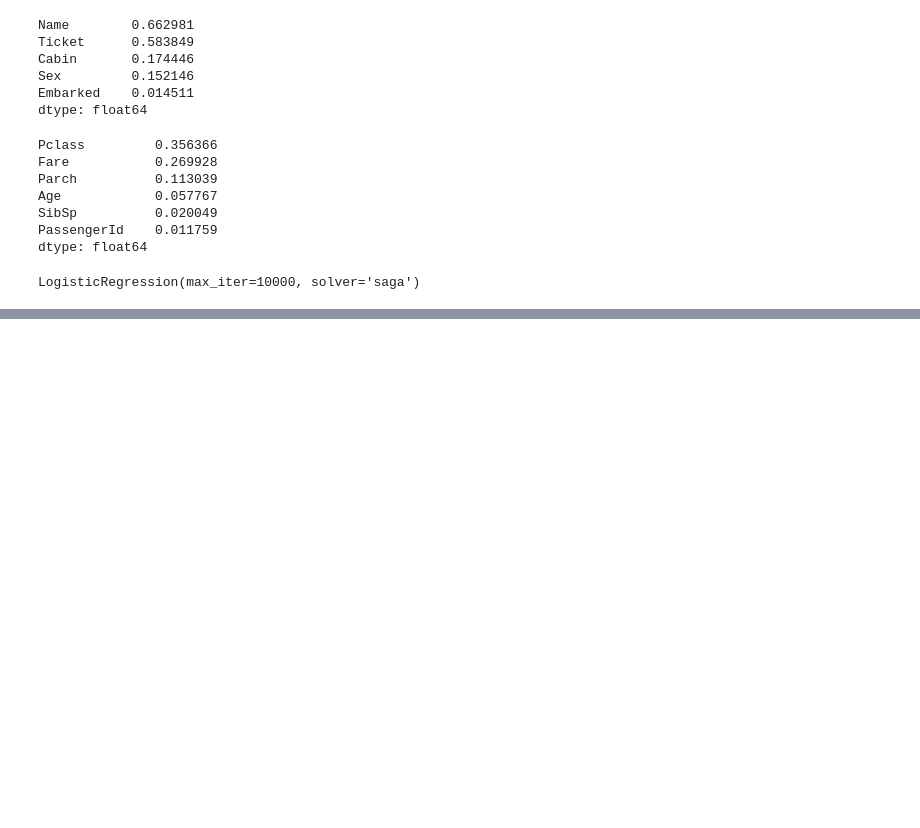
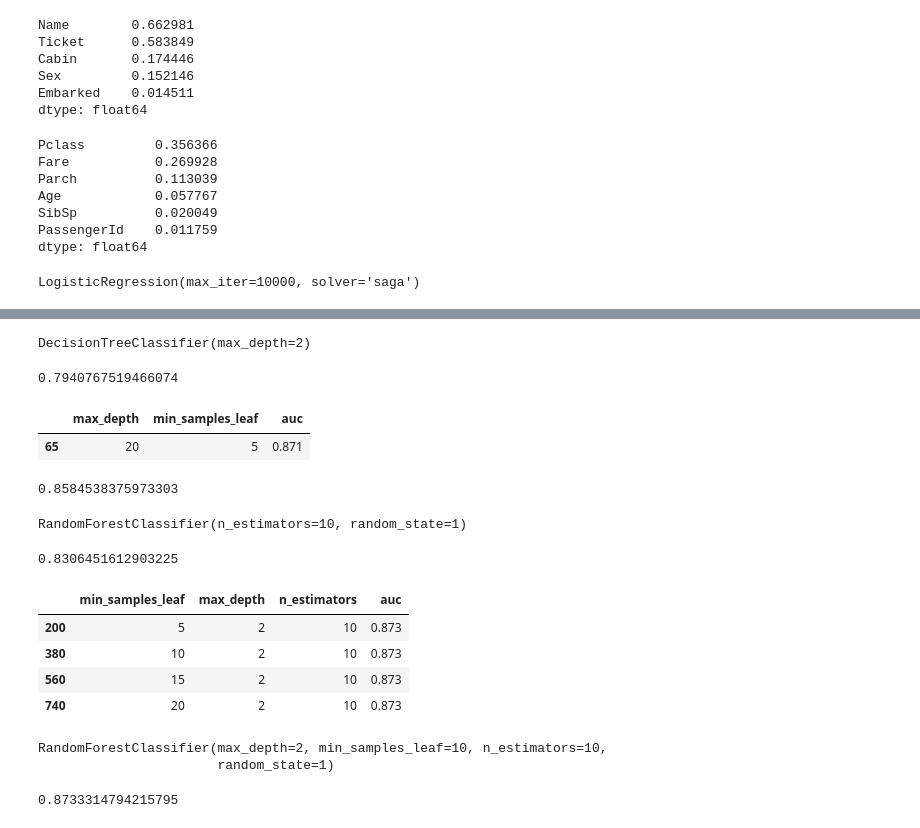
Before and after one commit to Salah-Ashraf-Hossam/ML-ZoomCamp-Mid-Project, a Jupyter notebook: notebook.ipynb, the cells around one changed output, grey strips where cells are left out. Drawn from its saved outputs; the diff is of its cells as text; code cells hidden in the pictures; blank space fills up the shorter version.

```diff
--- a/notebook.ipynb
+++ b/notebook.ipynb
@@ -206,0 +219,11 @@ y_pred = model1.predict_proba(X_val)[:, 1]
+# %%
+dt = DecisionTreeClassifier(max_depth=2)
+dt.fit(X_train, y_train)
+# %% [output]
+DecisionTreeClassifier(max_depth=2)
+# %%
+y_pred2 = dt.predict_proba(X_val)[:, 1]
+roc_score2 =roc_auc_score(y_val, y_pred2)
+roc_score2
+# %% [output]
+0.7940767519466074
@@ -206,0 +248,6 @@ y_pred = model1.predict_proba(X_val)[:, 1]
+# %%
+max_rows = df_scores[df_scores['auc'] == df_scores['auc'].max()]
+max_rows
+# %% [output]
+|  | max_depth | min_samples_leaf | auc |
+| 65 | 20 | 5 | 0.871 |
@@ -206,0 +256,9 @@ y_pred = model1.predict_proba(X_val)[:, 1]
+# %%
+dt = DecisionTreeClassifier(max_depth=6, min_samples_leaf=10)
+dt.fit(X_train, y_train)
+
+y_pred2 = dt.predict_proba(X_val)[:, 1]
+roc_score2 =roc_auc_score(y_val, y_pred2)
+roc_score2
+# %% [output]
+0.8584538375973303
@@ -206,0 +267,11 @@ y_pred = model1.predict_proba(X_val)[:, 1]
+# %%
+rf = RandomForestClassifier(n_estimators=10, random_state=1)
+rf.fit(X_train, y_train)
+# %% [output]
+RandomForestClassifier(n_estimators=10, random_state=1)
+# %%
+y_pred3 = rf.predict_proba(X_val)[:, 1]
+roc_score3= roc_auc_score(y_val, y_pred3)
+roc_score3
+# %% [output]
+0.8306451612903225
@@ -206,0 +280,26 @@ y_pred = model1.predict_proba(X_val)[:, 1]
+# %%
+scores = []
+depths = [1, 2, 3, 4, 5, 6, 10, 15, 20]
+
+for s in [1, 5, 10, 15, 20, 100, 200, 300]:
+    for d in depths:
+        for n in range(10, 201, 10):
+            rf = RandomForestClassifier(n_estimators=n, max_depth=d,min_samples_leaf=s,random_state=1)
+            rf.fit(X_train, y_train)
+
+            y_pred3 = rf.predict_proba(X_val)[:, 1]
+            roc_score3 = roc_auc_score(y_val, y_pred3)
+
+            scores.append((s ,d, n, round(roc_score3,3)))
+# %%
+columns = ['min_samples_leaf' ,'max_depth','n_estimators' , 'auc']
+df_scores = pd.DataFrame(scores, columns=columns)
+# %%
+max_rows = df_scores[df_scores['auc'] == df_scores['auc'].max()]
+max_rows
+# %% [output]
+|  | min_samples_leaf | max_depth | n_estimators | auc |
+| 200 | 5 | 2 | 10 | 0.873 |
+| 380 | 10 | 2 | 10 | 0.873 |
+| 560 | 15 | 2 | 10 | 0.873 |
+| 740 | 20 | 2 | 10 | 0.873 |
@@ -206,0 +308,15 @@ y_pred = model1.predict_proba(X_val)[:, 1]
+# %%
+rf = RandomForestClassifier(n_estimators=10,
+                            max_depth=2,
+                            min_samples_leaf=10,
+                            random_state=1)
+rf.fit(X_train, y_train)
+# %% [output]
+RandomForestClassifier(max_depth=2, min_samples_leaf=10, n_estimators=10,
+                       random_state=1)
+# %%
+y_pred3 = rf.predict_proba(X_val)[:, 1]
+roc_score3= roc_auc_score(y_val, y_pred3)
+roc_score3
+# %% [output]
+0.8733314794215795
```
Also changed, not shown: parts of 17 cells of this notebook.
